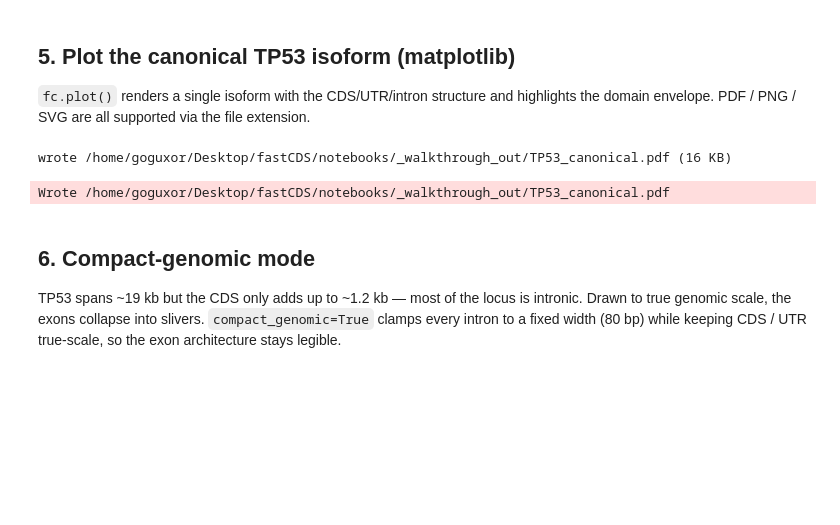
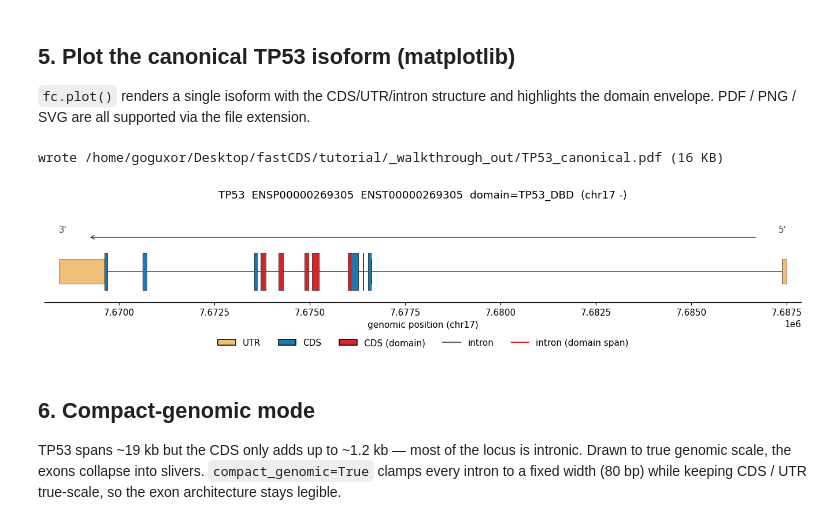
Before and after one commit to SotoLF/fastCDS, a Jupyter notebook: tutorial/walkthrough_end_to_end.ipynb, the cells around one changed output. Drawn from its saved outputs; the diff is of its cells as text; code cells hidden in the pictures; blank space fills up the shorter version.

Commit message:
fix(walkthrough): render all three plot styles inline (matplotlib PNG + JS viewer + plotly); fix undefined REPO ref in the save-to-HTML cell

```diff
--- a/tutorial/walkthrough_end_to_end.ipynb
+++ b/tutorial/walkthrough_end_to_end.ipynb
@@ -178,12 +188,17 @@ for iid, rows in tp53.groupby("input_id", sort=False):
 and highlights the domain envelope. PDF / PNG / SVG are all supported
 via the file extension.
 # %%
+import io
+from IPython.display import Image
 out_pdf = WORK / "TP53_canonical.pdf"
-fc.plot(tp53, input_id="TP53_canonical", out=str(out_pdf))
+fig = fc.plot(tp53, input_id="TP53_canonical")   # the matplotlib Figure
+fig.savefig(str(out_pdf))                         # ...saved as a vector PDF
+_buf = io.BytesIO(); fig.savefig(_buf, format="png", dpi=110, bbox_inches="tight")
 print(f"wrote {out_pdf} ({out_pdf.stat().st_size / 1024:.0f} KB)")
+Image(_buf.getvalue())   # show the static plot inline
 # %% [output]
-wrote /home/goguxor/Desktop/fastCDS/notebooks/_walkthrough_out/TP53_canonical.pdf (16 KB)
+wrote /home/goguxor/Desktop/fastCDS/tutorial/_walkthrough_out/TP53_canonical.pdf (16 KB)
-Wrote /home/goguxor/Desktop/fastCDS/notebooks/_walkthrough_out/TP53_canonical.pdf
+[figure, added]
 # %% [markdown]
 ## 6. Compact-genomic mode
 
```
Also changed, not shown: parts of 8 cells of this notebook.
